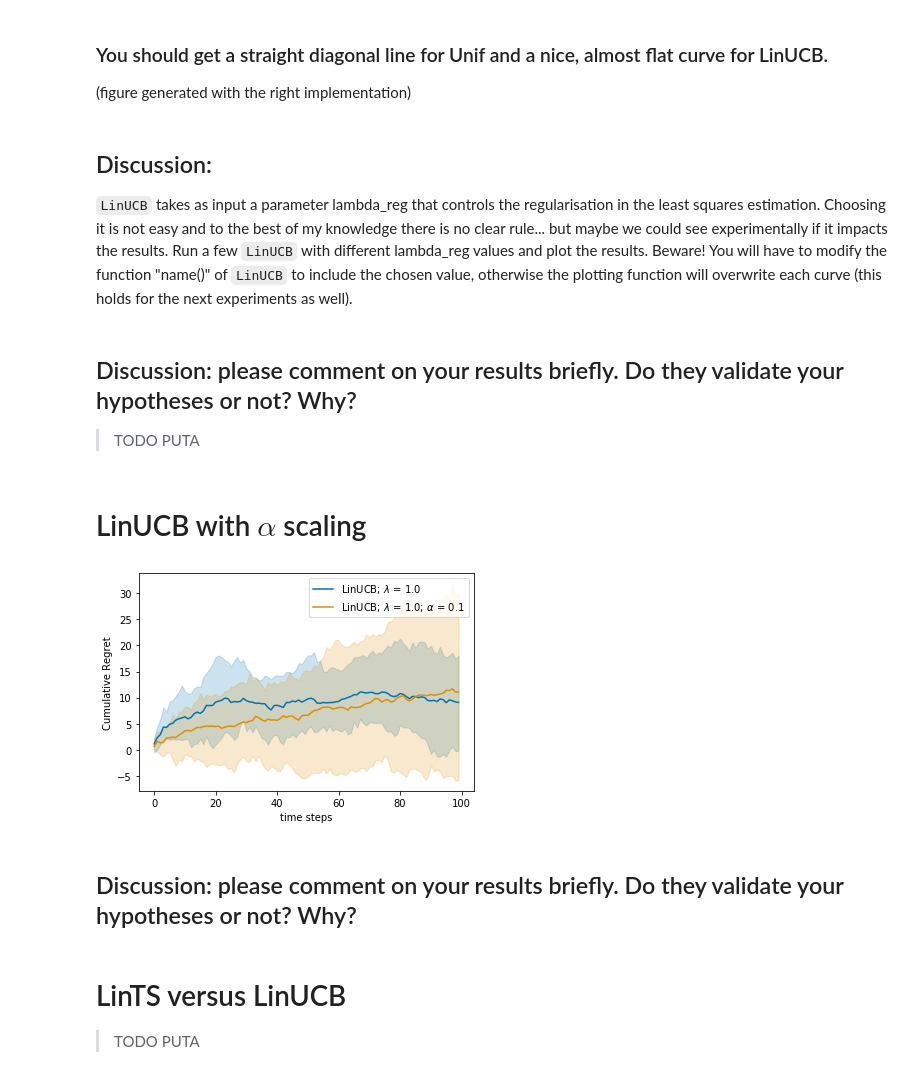
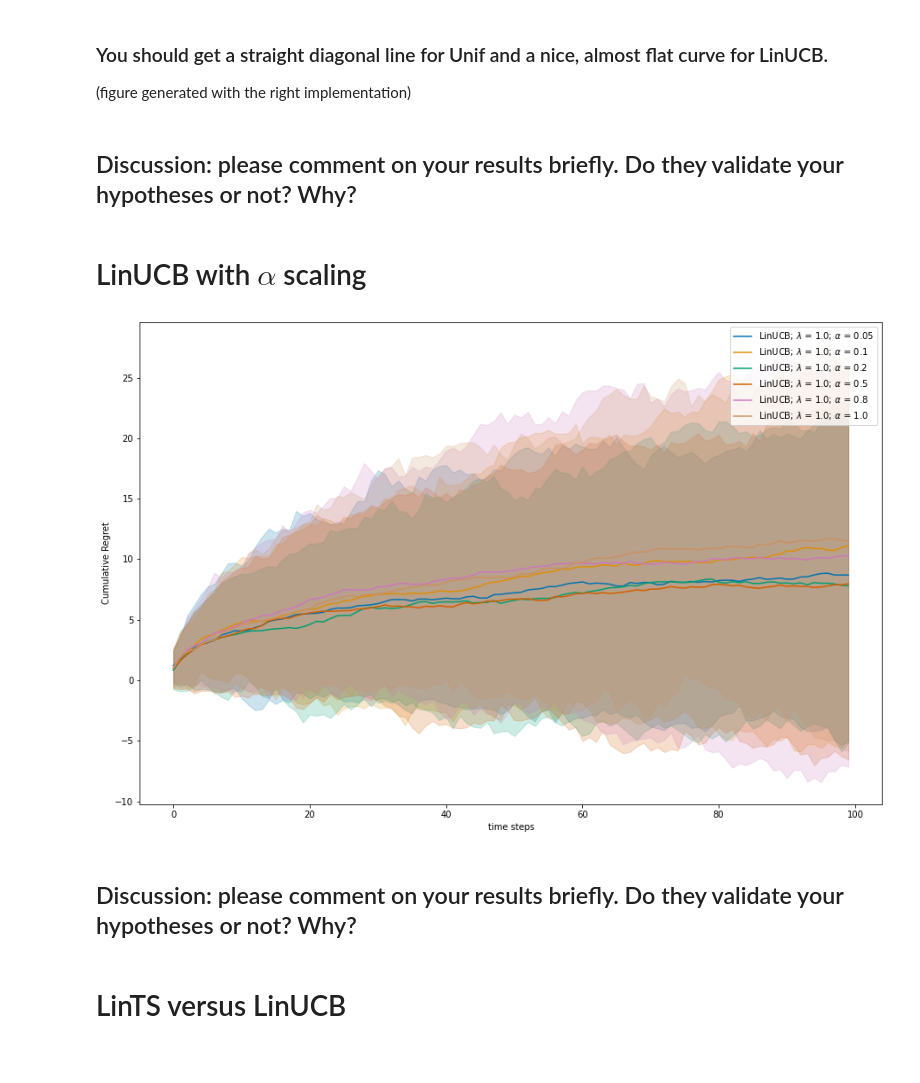
Before and after one commit to EugeneSel/linear-bandits, a Jupyter notebook: StochasticLinearBandits-2021-TBC.ipynb, the cells around one changed output. Drawn from its saved outputs; the diff is of its cells as text; code cells hidden in the pictures.

Commit message:
experiments

```diff
--- a/StochasticLinearBandits-2021-TBC.ipynb
+++ b/StochasticLinearBandits-2021-TBC.ipynb
@@ -390,7 +390,7 @@ theta = np.random.randint(2, size=d)
 theta = theta / np.linalg.norm(theta)
 
 T = 100  # Finite Horizon
-N = 10  # Monte Carlo simulations
+N = 100  # Monte Carlo simulations
 
 delta = 0.1
 
@@ -415,31 +428,22 @@ plot_regret(all_data)
 # %% [markdown]
 ### You should get a straight diagonal line for Unif and a nice, almost flat curve for LinUCB.
 (figure generated with the right implementation)
-# %% [markdown]
-## Discussion:
-`LinUCB` takes as input a parameter lambda_reg that controls the regularisation in the least squares estimation. Choosing it is not easy and to the best of my knowledge there is no clear rule... but maybe we could see experimentally if it impacts the results. Run a few `LinUCB` with different lambda_reg values and plot the results. Beware! You will have to modify the function "name()" of `LinUCB` to include the chosen value, otherwise the plotting function will overwrite each curve (this holds for the next experiments as well).
 # %% [markdown]
 ## Discussion: please comment on your results briefly. Do they validate your hypotheses or not? Why?
-
-> TODO PUTA
 # %% [markdown]
 # LinUCB with $\alpha$ scaling
 # %%
 basicGaussianBandit = LinearBandit(theta, K)
-agent1 = LinUCB(T, d, delta, lambda_reg=1.)
-agent2 = LinUCB(T, d, delta, lambda_reg=1., alpha=0.1)
-#....TODO
+agents = [LinUCB(T, d, delta, lambda_reg=1., alpha=_alpha) for _alpha in [.05, .1, .2, .5, .8, 1.]]
 
-all_data = experiment(basicGaussianBandit, [agent1, agent2], Nmc=10, T=100)
+all_data = experiment(basicGaussianBandit, agents, Nmc=N, T=T)
 
 plot_regret(all_data)
 # %% [output]
-[figure, old version]
+[figure, new version]
 # %% [markdown]
 ## Discussion: please comment on your results briefly. Do they validate your hypotheses or not? Why?
 # %% [markdown]
 # LinTS versus LinUCB
-
-> TODO PUTA
 # %%
 basicGaussianBandit = LinearBandit(theta, K)
```
Also changed, not shown: parts of 8 cells of this notebook, 1 other file.
